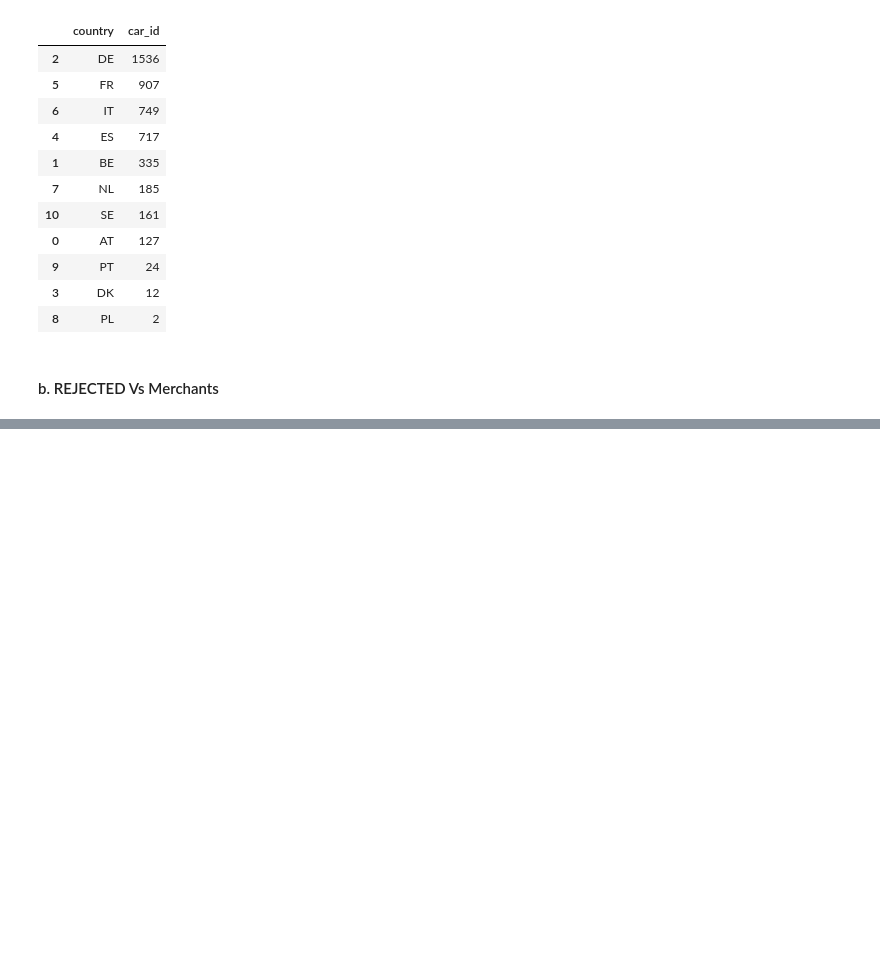
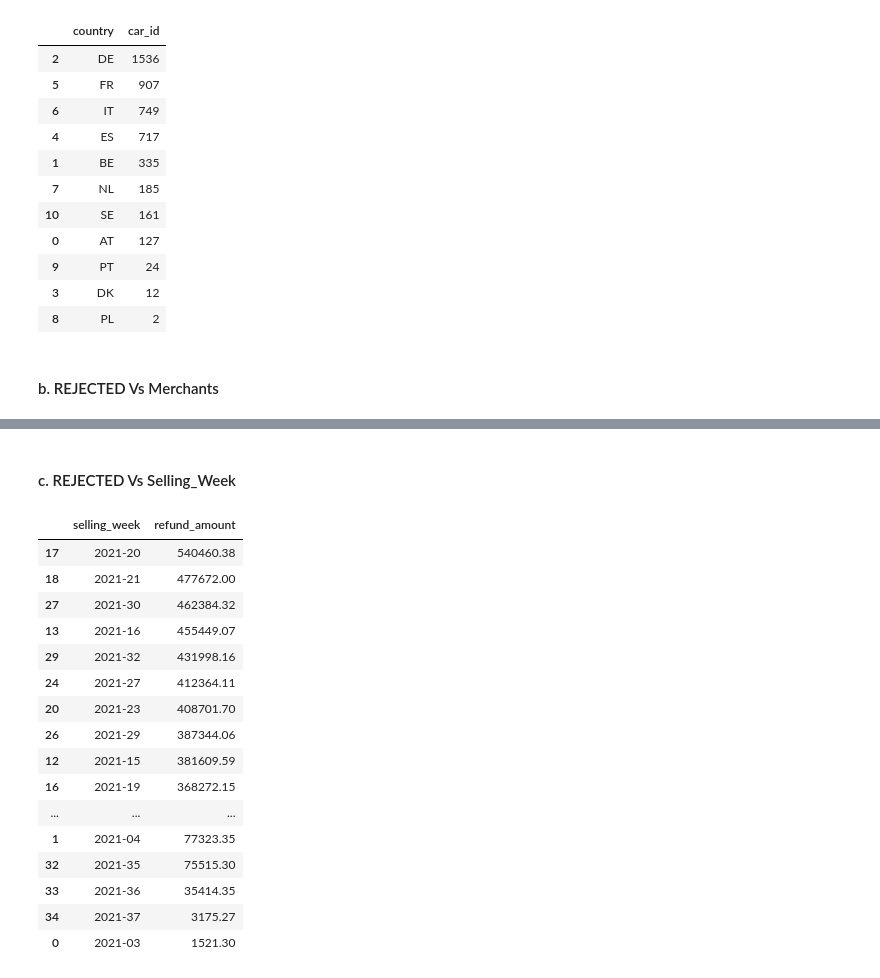
Before and after one commit to dileepsathyan/assignments, a Jupyter notebook: Vroom Virtusa/Vroom Virtusa Assignment.ipynb, the cells around one changed output, grey strips where cells are left out. Saved outputs shown, nothing was run; the diff lists cells and outputs as text; code cells hidden in the pictures; blank space fills up the shorter version.

```diff
--- a/Vroom Virtusa/Vroom Virtusa Assignment.ipynb
+++ b/Vroom Virtusa/Vroom Virtusa Assignment.ipynb
@@ -1580,0 +1650,25 @@ rej_cnt_country
+# %% [markdown]
+#### c. REJECTED Vs Selling_Week
+# %%
+rej_amt_week = df_rej.groupby(['selling_week'])['refund_amount'].sum().round(2).reset_index()
+rej_amt_week = rej_amt_week.sort_values(by='refund_amount', ascending=False)
+# rej_amt_country.loc['Total',:]= rej_amt_country.sum(axis=0)
+rej_amt_week
+# %% [output]
+|  | selling_week | refund_amount |
+| 17 | 2021-20 | 540460.38 |
+| 18 | 2021-21 | 477672.00 |
+| 27 | 2021-30 | 462384.32 |
+| 13 | 2021-16 | 455449.07 |
+| 29 | 2021-32 | 431998.16 |
+| 24 | 2021-27 | 412364.11 |
+| 20 | 2021-23 | 408701.70 |
+| 26 | 2021-29 | 387344.06 |
+| 12 | 2021-15 | 381609.59 |
+| 16 | 2021-19 | 368272.15 |
+| ... | ... | ... |
+| 1 | 2021-04 | 77323.35 |
+| 32 | 2021-35 | 75515.30 |
+| 33 | 2021-36 | 35414.35 |
+| 34 | 2021-37 | 3175.27 |
+| 0 | 2021-03 | 1521.30 |
```
Also changed, not shown: parts of 15 cells of this notebook.
